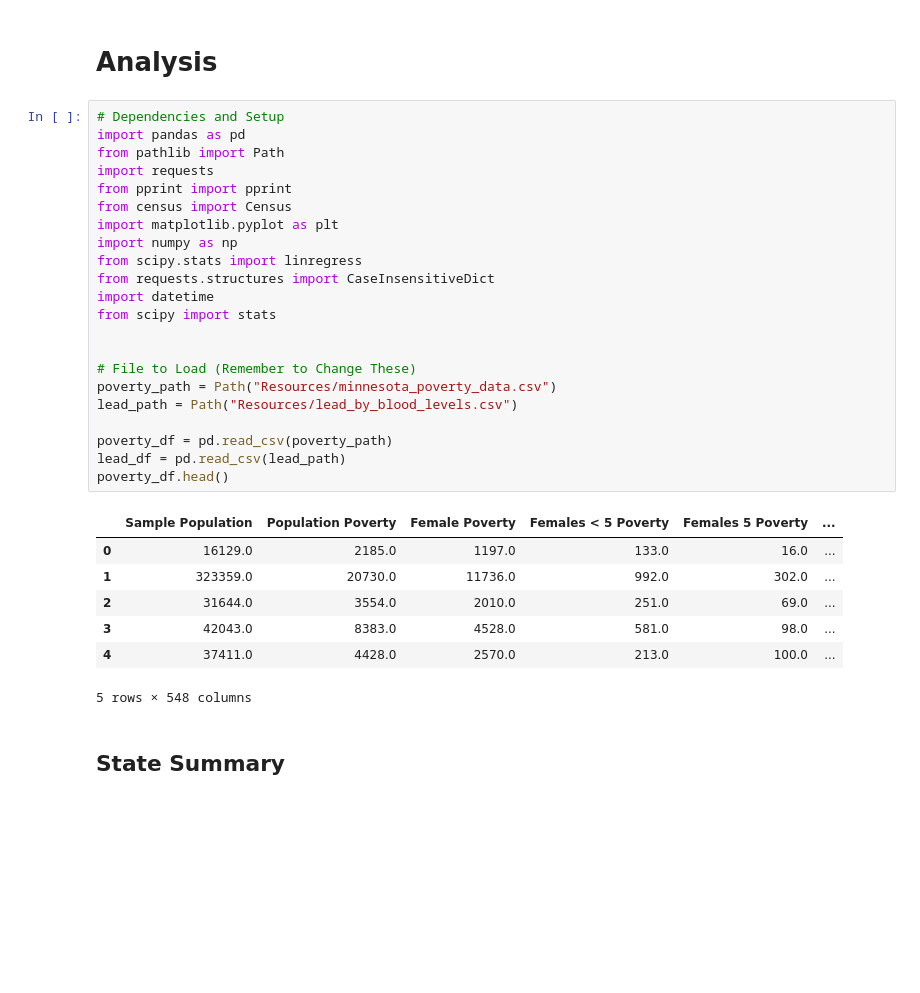
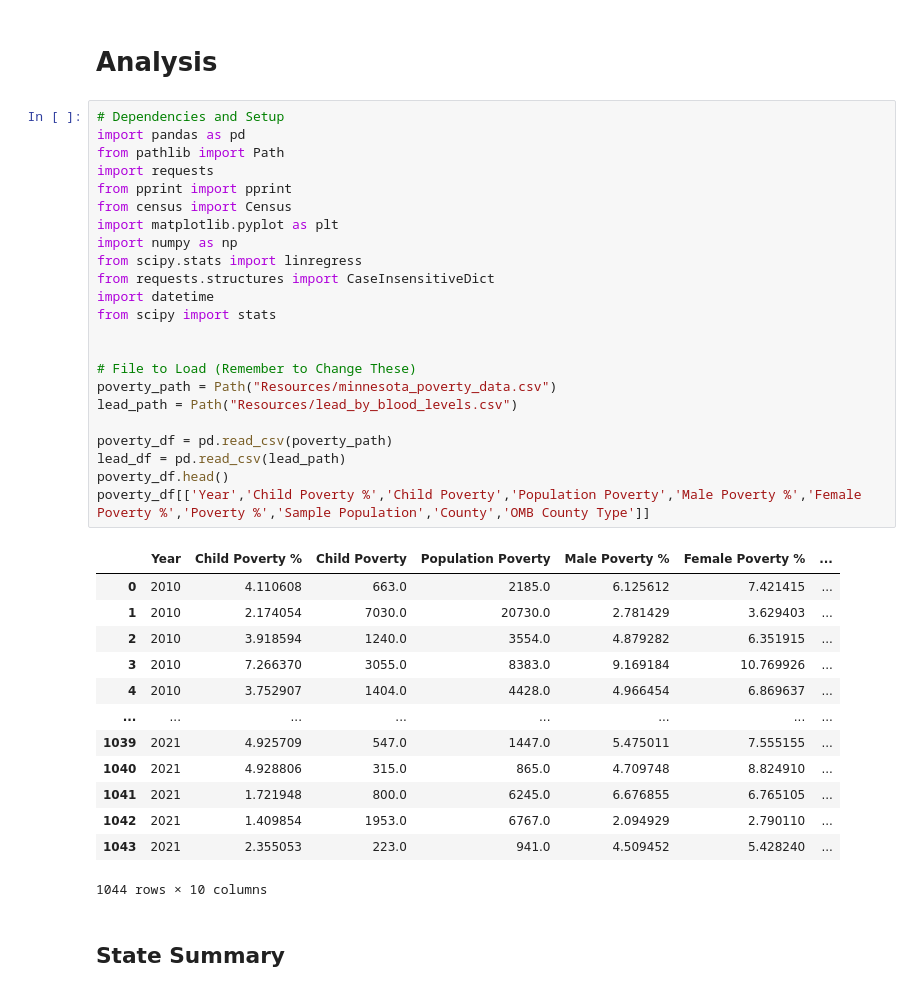
Before and after one commit to sesomluap/personal-fitness-analyst, a Jupyter notebook: poverty_analysis.ipynb, the cells around one changed output. Saved outputs shown, nothing was run; the diff lists cells and outputs as text; blank space fills up the shorter version.

```diff
--- a/poverty_analysis.ipynb
+++ b/poverty_analysis.ipynb
@@ -3,33 +3,40 @@
 # %%
 # Dependencies and Setup
 import pandas as pd
 from pathlib import Path
 import requests
 from pprint import pprint
 from census import Census
 import matplotlib.pyplot as plt
 import numpy as np
 from scipy.stats import linregress
 from requests.structures import CaseInsensitiveDict
 import datetime
 from scipy import stats
 
 
 # File to Load (Remember to Change These)
 poverty_path = Path("Resources/minnesota_poverty_data.csv")
 lead_path = Path("Resources/lead_by_blood_levels.csv")
 
 poverty_df = pd.read_csv(poverty_path)
 lead_df = pd.read_csv(lead_path)
 poverty_df.head()
+poverty_df[['Year','Child Poverty %','Child Poverty','Population Poverty','Male Poverty %','Female Poverty %','Poverty %','Sample Population','County','OMB County Type']]
 # %% [output]
-|  | Sample Population | Population Poverty | Female Poverty | Females < 5 Poverty | Females 5 Poverty | ... |
-| 0 | 16129.0 | 2185.0 | 1197.0 | 133.0 | 16.0 | ... |
-| 1 | 323359.0 | 20730.0 | 11736.0 | 992.0 | 302.0 | ... |
-| 2 | 31644.0 | 3554.0 | 2010.0 | 251.0 | 69.0 | ... |
-| 3 | 42043.0 | 8383.0 | 4528.0 | 581.0 | 98.0 | ... |
-| 4 | 37411.0 | 4428.0 | 2570.0 | 213.0 | 100.0 | ... |
+|  | Year | Child Poverty % | Child Poverty | Population Poverty | Male Poverty % | Female Poverty % | ... |
+| 0 | 2010 | 4.110608 | 663.0 | 2185.0 | 6.125612 | 7.421415 | ... |
+| 1 | 2010 | 2.174054 | 7030.0 | 20730.0 | 2.781429 | 3.629403 | ... |
+| 2 | 2010 | 3.918594 | 1240.0 | 3554.0 | 4.879282 | 6.351915 | ... |
+| 3 | 2010 | 7.266370 | 3055.0 | 8383.0 | 9.169184 | 10.769926 | ... |
+| 4 | 2010 | 3.752907 | 1404.0 | 4428.0 | 4.966454 | 6.869637 | ... |
+| ... | ... | ... | ... | ... | ... | ... | ... |
+| 1039 | 2021 | 4.925709 | 547.0 | 1447.0 | 5.475011 | 7.555155 | ... |
+| 1040 | 2021 | 4.928806 | 315.0 | 865.0 | 4.709748 | 8.824910 | ... |
+| 1041 | 2021 | 1.721948 | 800.0 | 6245.0 | 6.676855 | 6.765105 | ... |
+| 1042 | 2021 | 1.409854 | 1953.0 | 6767.0 | 2.094929 | 2.790110 | ... |
+| 1043 | 2021 | 2.355053 | 223.0 | 941.0 | 4.509452 | 5.428240 | ... |
-5 rows × 548 columns
+1044 rows × 10 columns
 # %% [markdown]
 ## State Summary
 # %%
```
Also changed, not shown: 17 other files.
